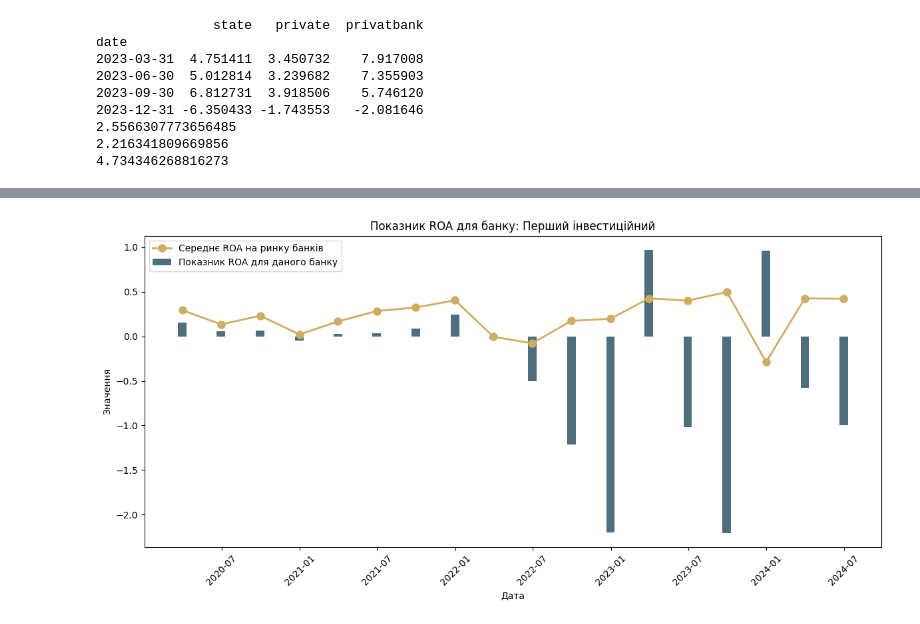
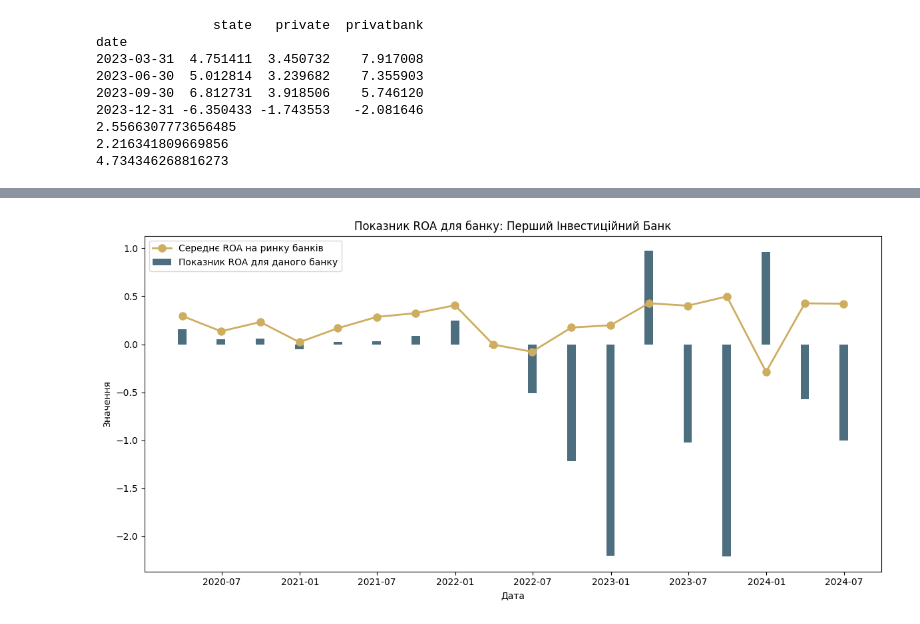
Before and after one commit to Lkupybida/ClothesIndustryAnalysys, a Jupyter notebook: roa_roe.ipynb, the cells around one changed output, grey strips where cells are left out. Cells and saved outputs as stored; diff of their text form; code cells hidden in the pictures.

```diff
--- a/roa_roe.ipynb
+++ b/roa_roe.ipynb
@@ -113,7 +113,7 @@ def create_hist_roa(bank, df, total_df):
     plt.xlabel('Дата')
     plt.ylabel('Значення')
     plt.title(f'Показник ROA для банку: {bank}')
-    plt.xticks(rotation=45)
+    plt.xticks(rotation=0)
     plt.legend(loc='upper left')
     plt.tight_layout()
     plt.show()
@@ -140,7 +140,7 @@ create_hist_roa('Сенс', df_roa_sense, df_roa_total)
 # %%
-create_hist_roa('Перший інвестиційний', df_roa_first_investment_bank, df_roa_total)
+create_hist_roa('Перший Інвестиційний Банк', df_roa_first_investment_bank, df_roa_total)
 # %% [output]
-[figure, old version]
+[figure, new version]
 # %%
 df_roe_privatbank = (df_profit_combined['privatbank'] / df_equity_combined['privatbank']) * 100
 df_roe_oschadbank = (df_profit_combined['oschadbank'] / df_equity_combined['oschadbank']) * 100
```
Also changed, not shown: parts of 12 cells of this notebook.
